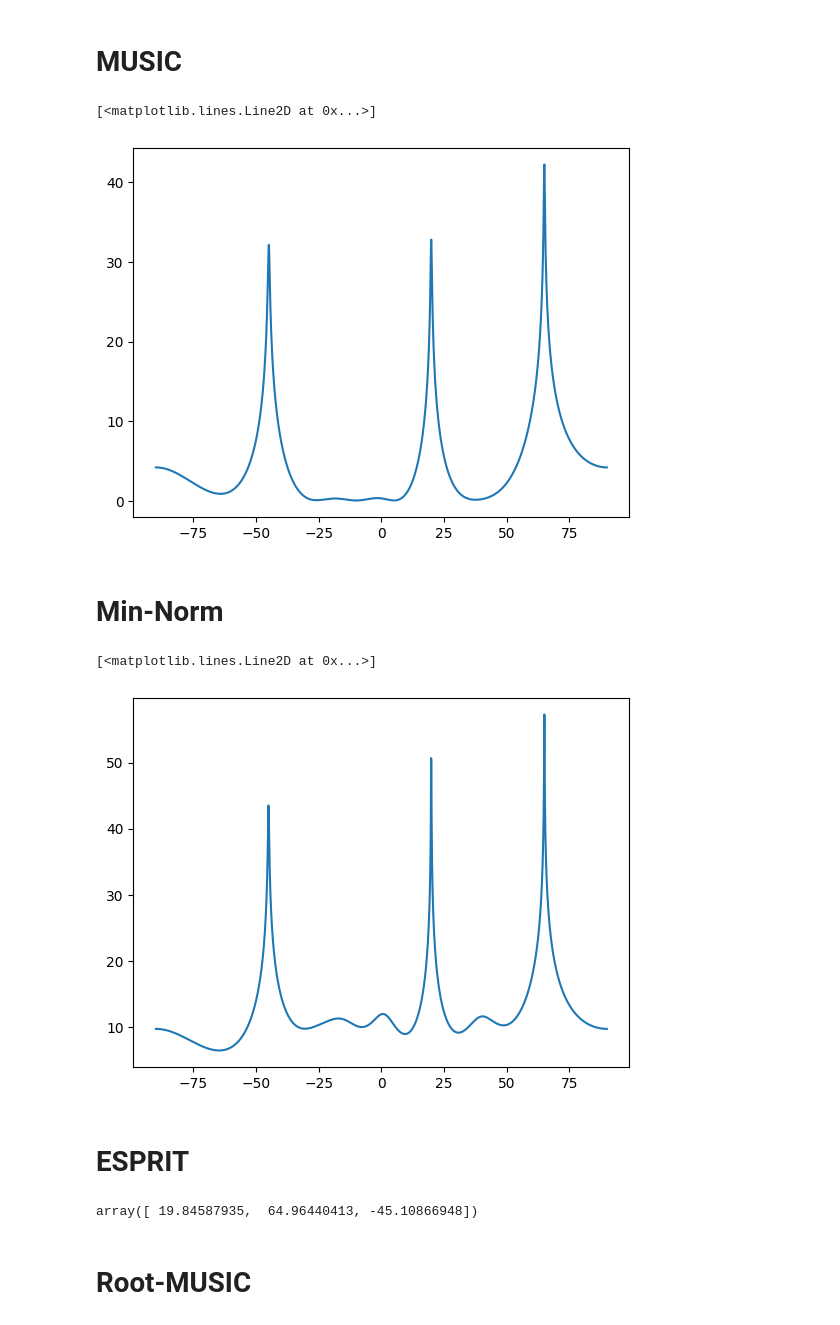
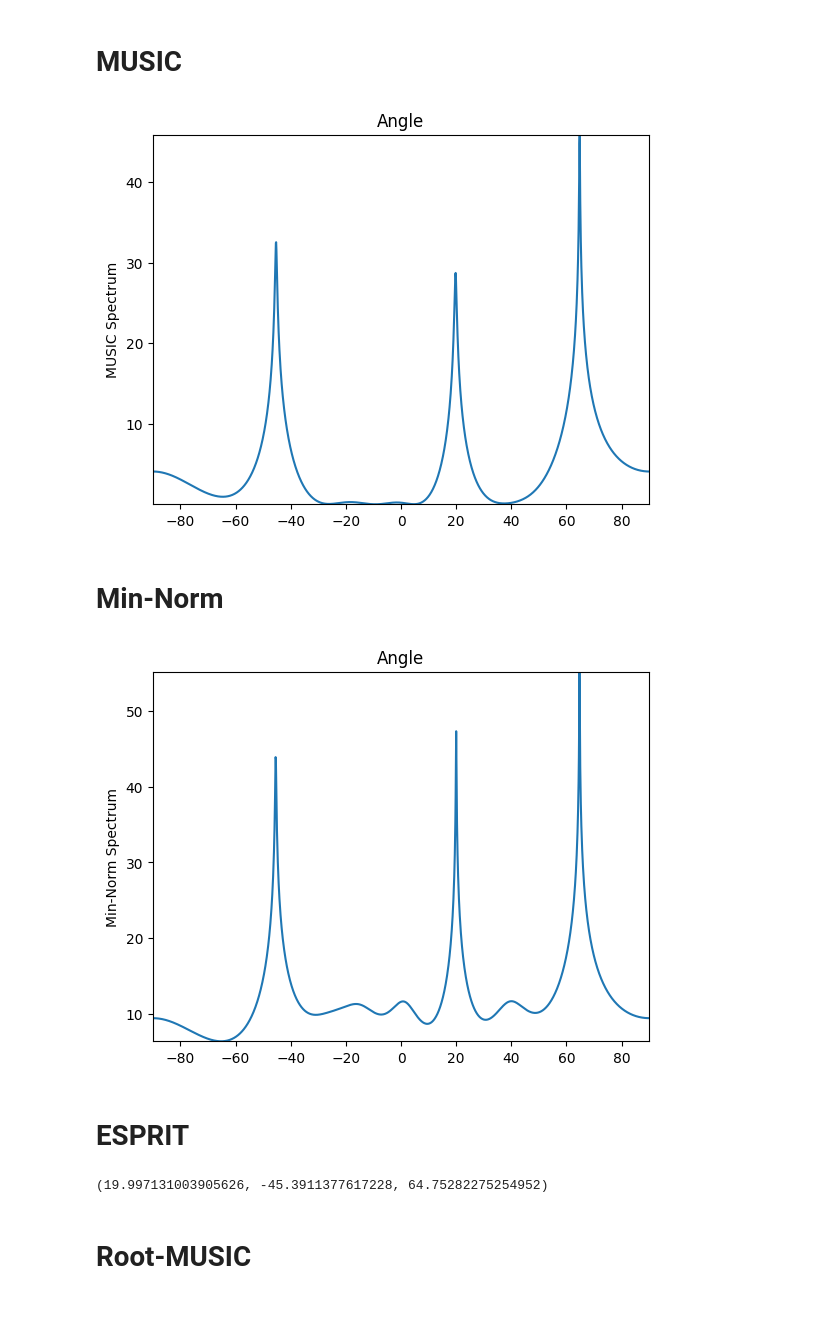
Before and after one commit to marco-marinho/Array-Processing, a Jupyter notebook: Examples.ipynb, the cells around one changed output. Saved outputs shown, nothing was run; the diff lists cells and outputs as text; code cells hidden in the pictures.

```diff
--- a/Examples.ipynb
+++ b/Examples.ipynb
@@ -1,15 +1,23 @@
 # %%
 from array_processing import signal as sig, steering as stg, doa, moe
 import matplotlib.pyplot as plt
+# %%
+def plot(x, y, ax, title, y_label):
+    ax.set_title(title)
+    ax.set_ylabel(y_label)
+    ax.plot(x, y)
+    ax.margins(x=0, y=0)
 # %%
 # Generate steering vectors for signals arriving with DOA -45, 20 and 65 degrees for an 8 element ULA array with
 # separation of half a wavelength
 
-A = stg.generate_ula_vectors_center([-45, 20, 65], 8, 1 / 2)
+angles = [-45, 20, 65]
+
+A = stg.generate_ula_vectors_center(angles, 8, 1 / 2)
 
 # Generate 4-QAM symbols for each source and with the desired number of snapshots
 
-S = sig.gen_signal(3, 100)
+S = sig.gen_signal(len(angles), 100)
 
 # Get noise free received symbol matrix X
 
@@ -43,29 +50,27 @@ plt.plot(angles, power)
 # MUSIC
 # %%
 # Estimate the model order of the received signal
-mo = moe.AIC(Xn, True)
+mo = moe.MDL(Xn, True)
 
 power, angles = doa.MUSIC(Xn, mo, 0.1, 1/2)
-
-plt.plot(angles, power)
+fig, axs = plt.subplots()
+plot(angles, power, axs, "Angle", "MUSIC Spectrum")
 # %% [output]
-[<matplotlib.lines.Line2D at 0x...>]
-[figure, old version]
+[figure, new version]
 # %% [markdown]
 # Min-Norm
 # %%
 power, angles = doa.Min_Norm(Xn, mo, 0.1, 1/2)
-
-plt.plot(angles, power)
+fig, axs = plt.subplots()
+plot(angles, power, axs, "Angle", "Min-Norm Spectrum")
 # %% [output]
-[<matplotlib.lines.Line2D at 0x...>]
-[figure, old version]
+[figure, new version]
 # %% [markdown]
 # ESPRIT
 # %%
 doa.ESPRIT(Xn, mo, 1 / 2)
 # %% [output]
-array([ 19.84587935,  64.96440413, -45.10866948])
+(19.997131003905626, -45.3911377617228, 64.75282275254952)
 # %% [markdown]
 # Root-MUSIC
 # %%
```
Also changed, not shown: parts of 4 cells of this notebook, 2 other files.
